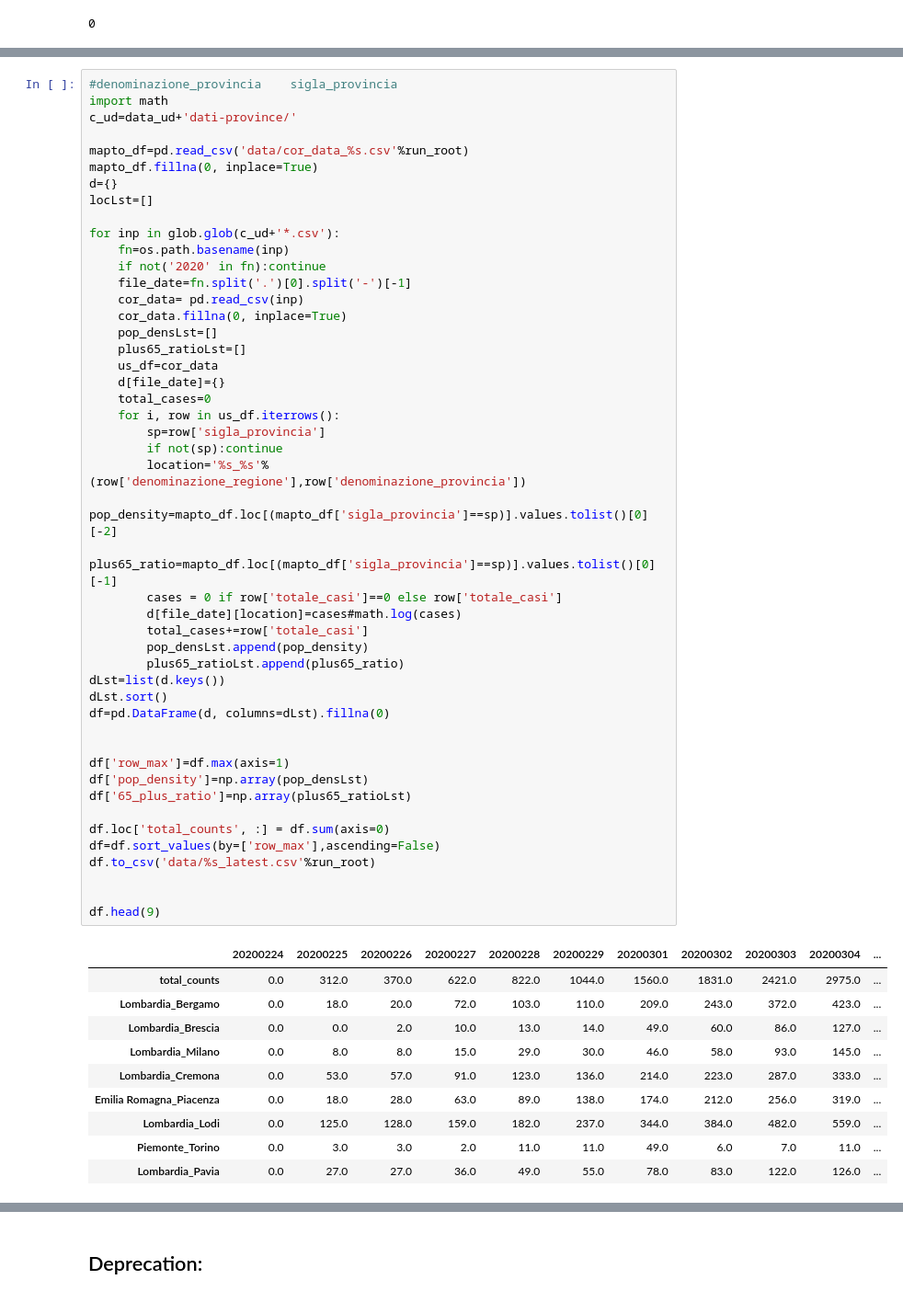
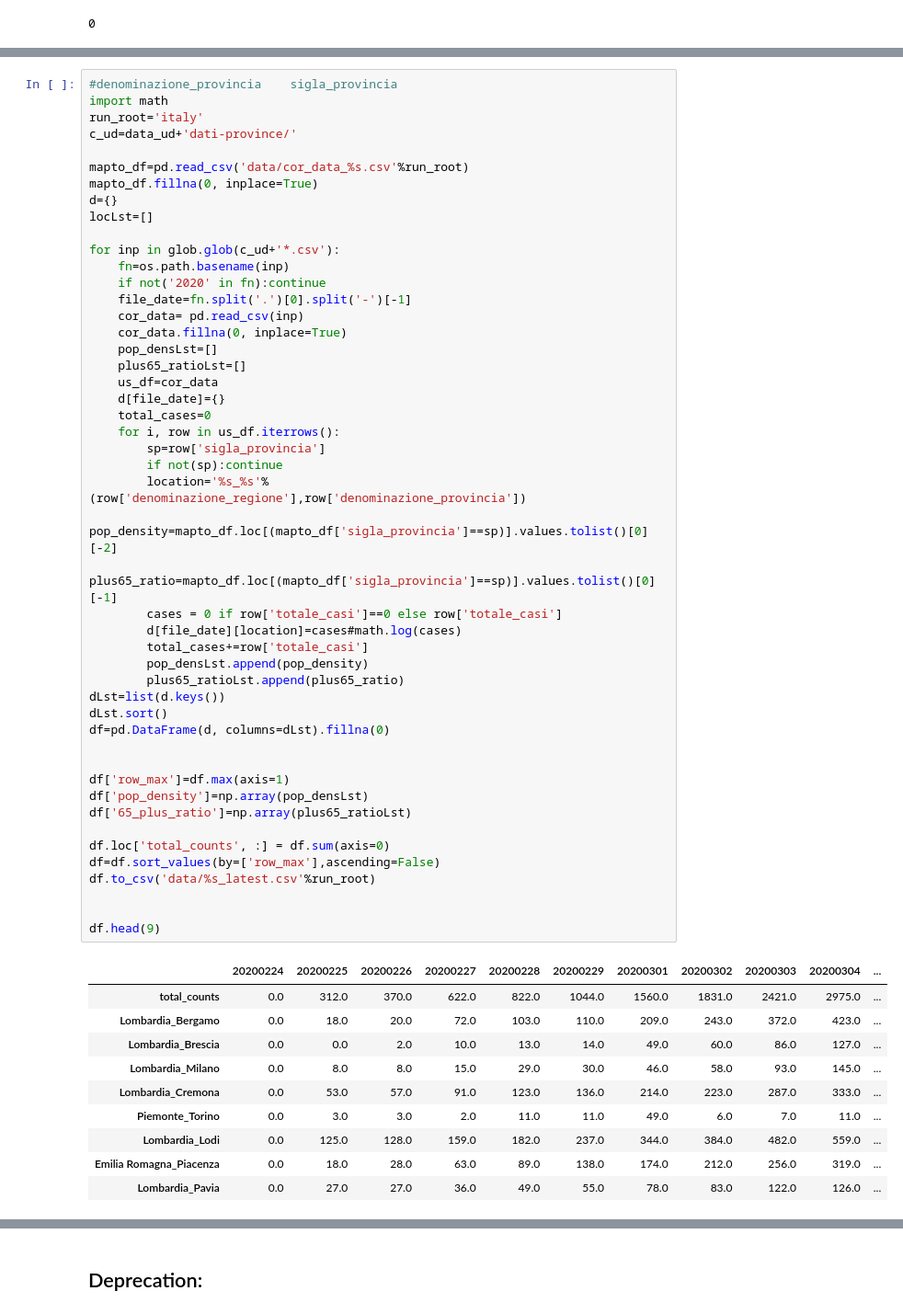
Before and after one commit to domsooch/covid19, a Jupyter notebook: CoronaVirusPlotter_Italy.ipynb, the cells around one changed output, grey strips where cells are left out. Shown at 92% size. Drawn from its saved outputs; the diff is of its cells as text.

```diff
--- a/CoronaVirusPlotter_Italy.ipynb
+++ b/CoronaVirusPlotter_Italy.ipynb
@@ -160,6 +130,7 @@ cor_data.head(5)
 # %%
 #denominazione_provincia	sigla_provincia
 import math
+run_root='italy'
 c_ud=data_ud+'dati-province/'
 
 mapto_df=pd.read_csv('data/cor_data_%s.csv'%run_root)
@@ -184,34 +155,34 @@ for inp in glob.glob(c_ud+'*.csv'):
         location='%s_%s'%(row['denominazione_regione'],row['denominazione_provincia'])
         pop_density=mapto_df.loc[(mapto_df['sigla_provincia']==sp)].values.tolist()[0][-2]
         plus65_ratio=mapto_df.loc[(mapto_df['sigla_provincia']==sp)].values.tolist()[0][-1]
         cases = 0 if row['totale_casi']==0 else row['totale_casi']
         d[file_date][location]=cases#math.log(cases)
         total_cases+=row['totale_casi']
         pop_densLst.append(pop_density)
         plus65_ratioLst.append(plus65_ratio)
 dLst=list(d.keys())
 dLst.sort()
 df=pd.DataFrame(d, columns=dLst).fillna(0)
 
 
 df['row_max']=df.max(axis=1)
 df['pop_density']=np.array(pop_densLst)
 df['65_plus_ratio']=np.array(plus65_ratioLst)
 
 df.loc['total_counts', :] = df.sum(axis=0)
 df=df.sort_values(by=['row_max'],ascending=False)
 df.to_csv('data/%s_latest.csv'%run_root)
 
 
 df.head(9)
 # %% [output]
 |  | 20200224 | 20200225 | 20200226 | 20200227 | 20200228 | 20200229 | 20200301 | 20200302 | 20200303 | 20200304 | ... |
 | total_counts | 0.0 | 312.0 | 370.0 | 622.0 | 822.0 | 1044.0 | 1560.0 | 1831.0 | 2421.0 | 2975.0 | ... |
 | Lombardia_Bergamo | 0.0 | 18.0 | 20.0 | 72.0 | 103.0 | 110.0 | 209.0 | 243.0 | 372.0 | 423.0 | ... |
 | Lombardia_Brescia | 0.0 | 0.0 | 2.0 | 10.0 | 13.0 | 14.0 | 49.0 | 60.0 | 86.0 | 127.0 | ... |
 | Lombardia_Milano | 0.0 | 8.0 | 8.0 | 15.0 | 29.0 | 30.0 | 46.0 | 58.0 | 93.0 | 145.0 | ... |
 | Lombardia_Cremona | 0.0 | 53.0 | 57.0 | 91.0 | 123.0 | 136.0 | 214.0 | 223.0 | 287.0 | 333.0 | ... |
+| Piemonte_Torino | 0.0 | 3.0 | 3.0 | 2.0 | 11.0 | 11.0 | 49.0 | 6.0 | 7.0 | 11.0 | ... |
+| Lombardia_Lodi | 0.0 | 125.0 | 128.0 | 159.0 | 182.0 | 237.0 | 344.0 | 384.0 | 482.0 | 559.0 | ... |
 | Emilia Romagna_Piacenza | 0.0 | 18.0 | 28.0 | 63.0 | 89.0 | 138.0 | 174.0 | 212.0 | 256.0 | 319.0 | ... |
-| Lombardia_Lodi | 0.0 | 125.0 | 128.0 | 159.0 | 182.0 | 237.0 | 344.0 | 384.0 | 482.0 | 559.0 | ... |
-| Piemonte_Torino | 0.0 | 3.0 | 3.0 | 2.0 | 11.0 | 11.0 | 49.0 | 6.0 | 7.0 | 11.0 | ... |
 | Lombardia_Pavia | 0.0 | 27.0 | 27.0 | 36.0 | 49.0 | 55.0 | 78.0 | 83.0 | 122.0 | 126.0 | ... |
```
Also changed, not shown: parts of 9 cells of this notebook.
